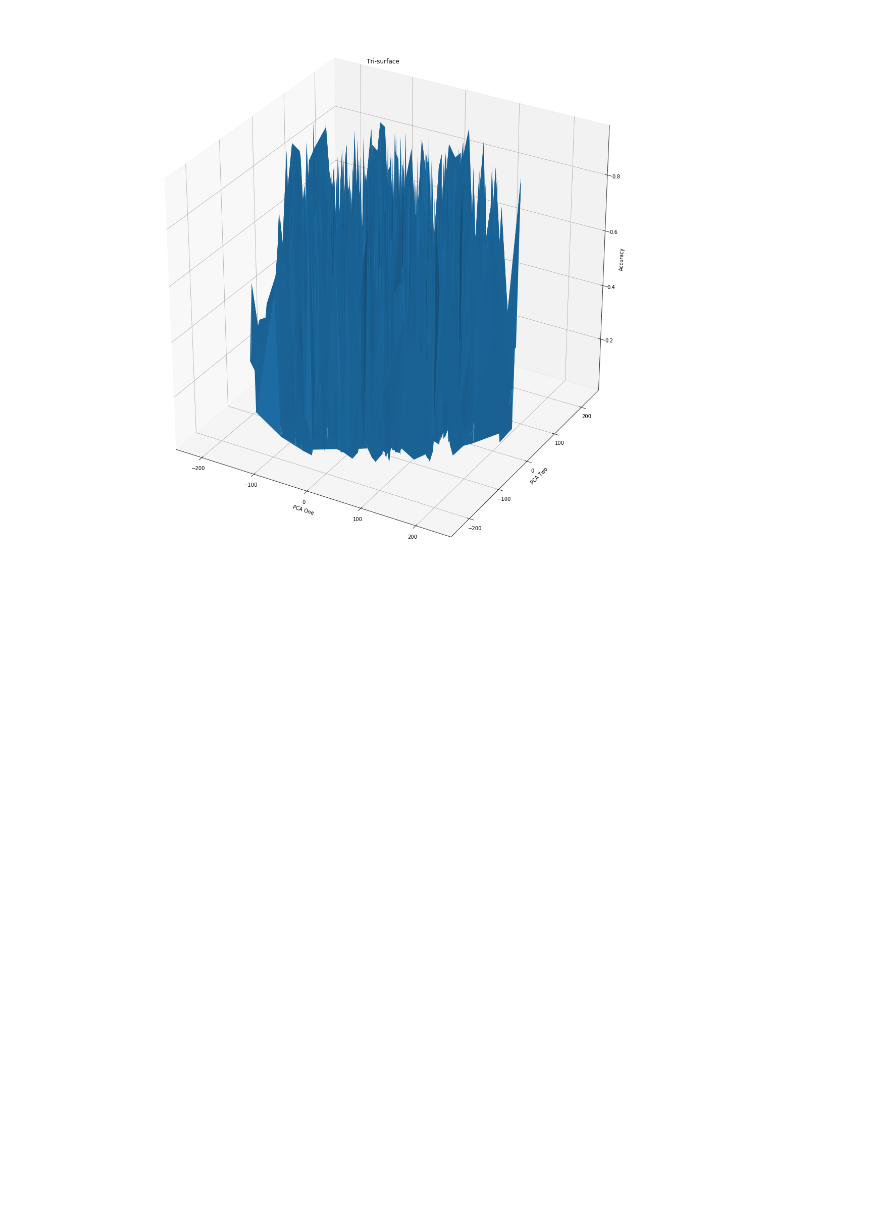
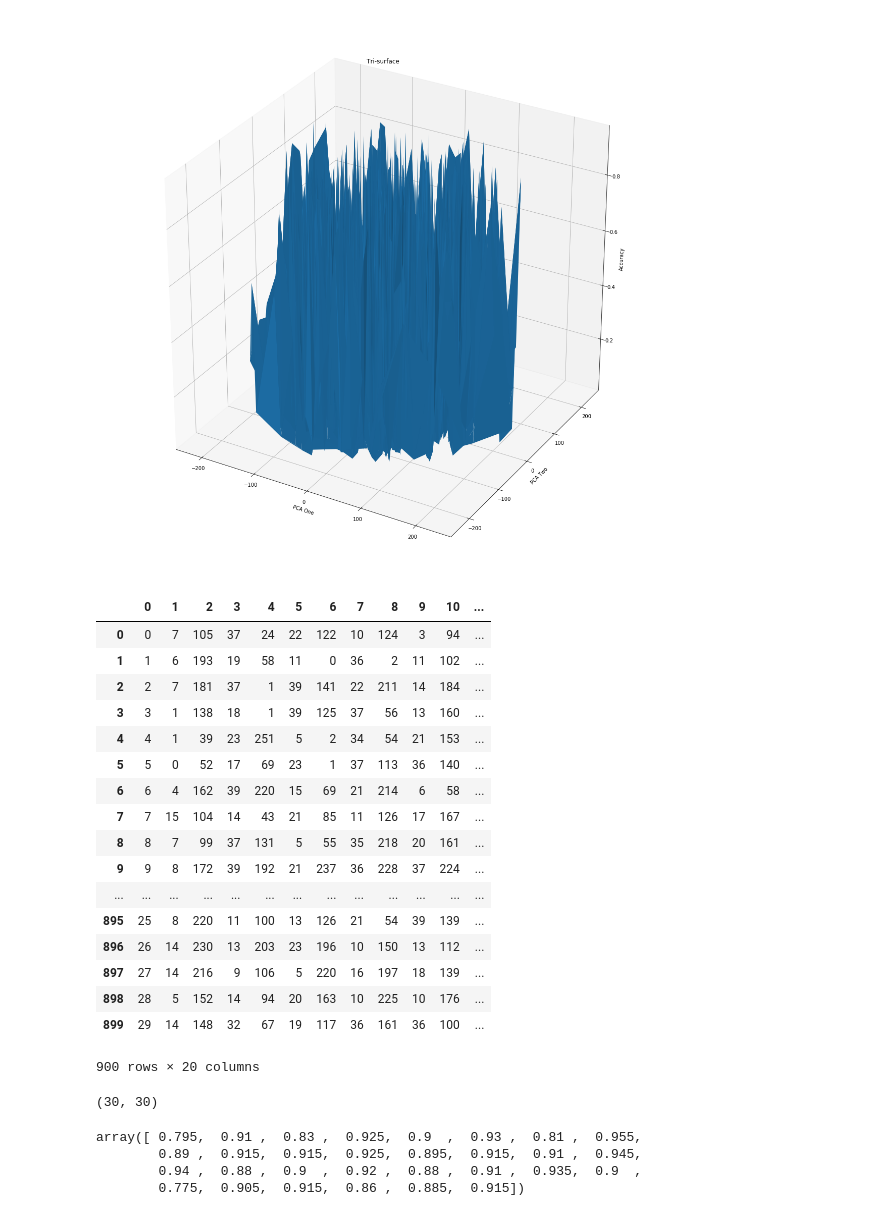
Before and after one commit to wwwbbb8510/ipec, a Jupyter notebook: ip_landscape.ipynb, the cells around one changed output. Saved outputs shown, nothing was run; the diff lists cells and outputs as text; code cells hidden in the pictures; blank space fills up the shorter version.

```diff
--- a/ip_landscape.ipynb
+++ b/ip_landscape.ipynb
@@ -124,3 +124,31 @@ ax.set_title('Tri-surface')
 plt.show()
 # %% [output]
 [figure]
+# %%
+files = glob.glob(csv_path)
+data_first = None
+for file in files:
+    loaded_data = pd.read_csv(file, header=None)
+    data_first = loaded_data
+    break
+# %%
+data_first
+# %% [output]
+|  | 0 | 1 | 2 | 3 | 4 | 5 | 6 | 7 | 8 | 9 | 10 | ... |
+| 0 | 0 | 7 | 105 | 37 | 24 | 22 | 122 | 10 | 124 | 3 | 94 | ... |
+| 1 | 1 | 6 | 193 | 19 | 58 | 11 | 0 | 36 | 2 | 11 | 102 | ... |
+| 2 | 2 | 7 | 181 | 37 | 1 | 39 | 141 | 22 | 211 | 14 | 184 | ... |
+| 3 | 3 | 1 | 138 | 18 | 1 | 39 | 125 | 37 | 56 | 13 | 160 | ... |
+| 4 | 4 | 1 | 39 | 23 | 251 | 5 | 2 | 34 | 54 | 21 | 153 | ... |
+| 5 | 5 | 0 | 52 | 17 | 69 | 23 | 1 | 37 | 113 | 36 | 140 | ... |
+| 6 | 6 | 4 | 162 | 39 | 220 | 15 | 69 | 21 | 214 | 6 | 58 | ... |
+| 7 | 7 | 15 | 104 | 14 | 43 | 21 | 85 | 11 | 126 | 17 | 167 | ... |
+| 8 | 8 | 7 | 99 | 37 | 131 | 5 | 55 | 35 | 218 | 20 | 161 | ... |
+| 9 | 9 | 8 | 172 | 39 | 192 | 21 | 237 | 36 | 228 | 37 | 224 | ... |
+| ... | ... | ... | ... | ... | ... | ... | ... | ... | ... | ... | ... | ... |
+| 895 | 25 | 8 | 220 | 11 | 100 | 13 | 126 | 21 | 54 | 39 | 139 | ... |
+| 896 | 26 | 14 | 230 | 13 | 203 | 23 | 196 | 10 | 150 | 13 | 112 | ... |
+| 897 | 27 | 14 | 216 | 9 | 106 | 5 | 220 | 16 | 197 | 18 | 139 | ... |
+| 898 | 28 | 5 | 152 | 14 | 94 | 20 | 163 | 10 | 225 | 10 | 176 | ... |
+| 899 | 29 | 14 | 148 | 32 | 67 | 19 | 117 | 36 | 161 | 36 | 100 | ... |
+900 rows × 20 columns
@@ -126,0 +157,13 @@ plt.show()
+# %%
+arr_first_y = df_first_y.values.reshape((-1,int((df_first_y.shape[0]+1)/30)))
+arr_first_y.shape
+# %% [output]
+(30, 30)
+# %%
+generation_best = np.amax(arr_first_y, axis=1)
+generation_best
+# %% [output]
+array([ 0.795,  0.91 ,  0.83 ,  0.925,  0.9  ,  0.93 ,  0.81 ,  0.955,
+        0.89 ,  0.915,  0.915,  0.925,  0.895,  0.915,  0.91 ,  0.945,
+        0.94 ,  0.88 ,  0.9  ,  0.92 ,  0.88 ,  0.91 ,  0.935,  0.9  ,
+        0.775,  0.905,  0.915,  0.86 ,  0.885,  0.915])
```
Also changed, not shown: parts of 6 cells of this notebook, 2 other files.
